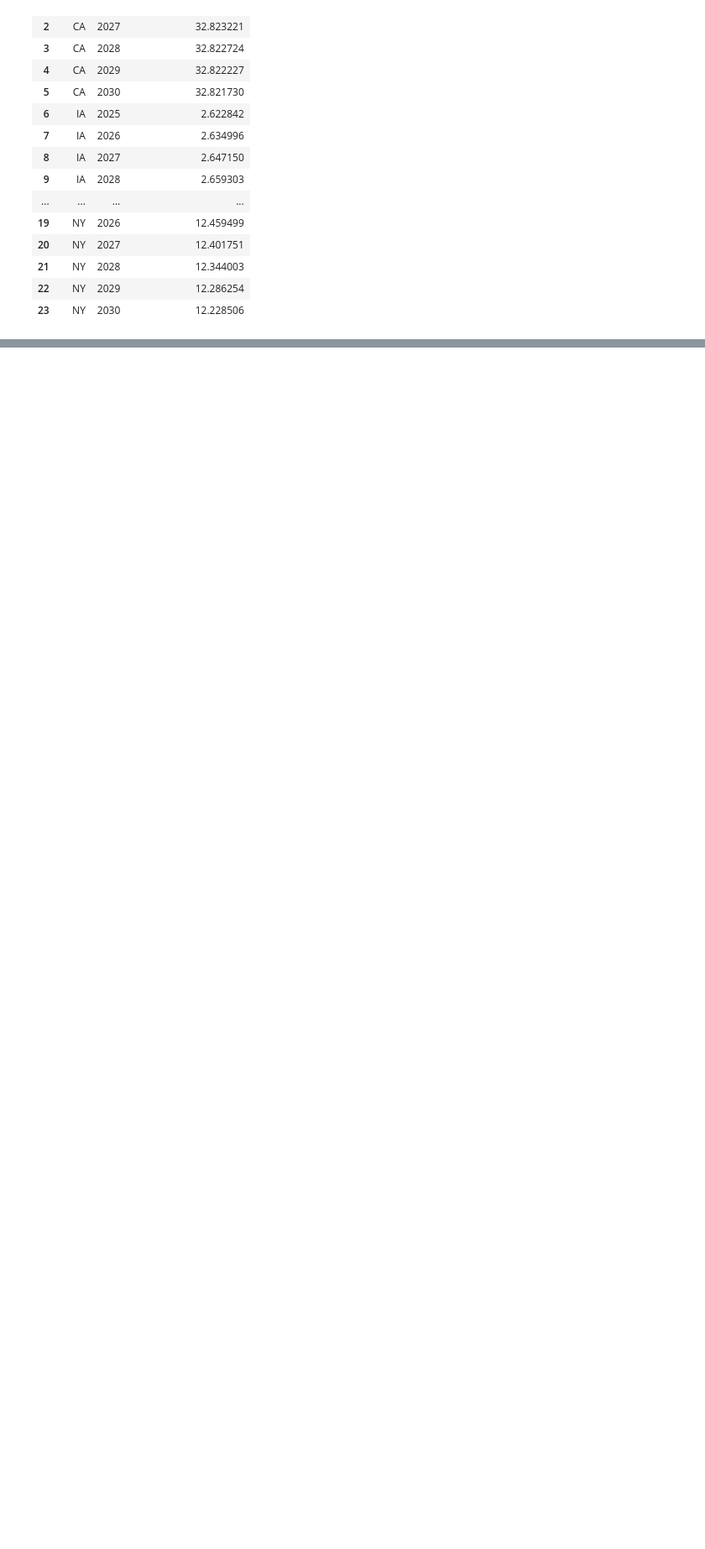
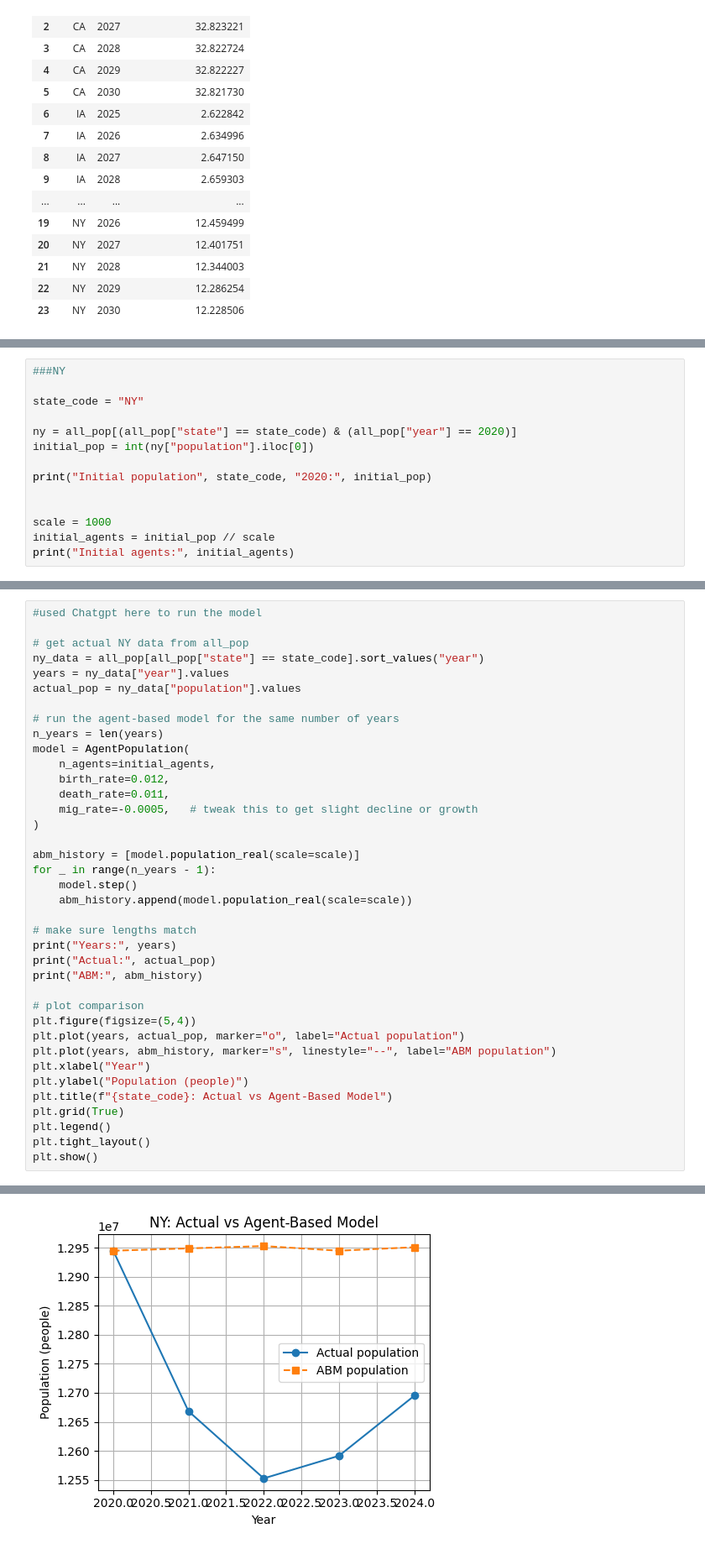
Before and after one commit to chasefrerichs/Group11_semester_project, a Jupyter notebook: Experimental_file.ipynb, the cells around one changed output, grey strips where cells are left out. Shown: that part at 84% size. Saved outputs shown, nothing was run; the diff lists cells and outputs as text; blank space fills up the shorter version.

Commit message:
Adding the Agent Based Model

```diff
--- a/Experimental_file.ipynb
+++ b/Experimental_file.ipynb
@@ -825,0 +824,14 @@ summary
+# %%
+###NY
+
+state_code = "NY"
+
+ny = all_pop[(all_pop["state"] == state_code) & (all_pop["year"] == 2020)]
+initial_pop = int(ny["population"].iloc[0])
+
+print("Initial population", state_code, "2020:", initial_pop)
+
+
+scale = 1000
+initial_agents = initial_pop // scale
+print("Initial agents:", initial_agents)
@@ -825,0 +913,39 @@ summary
+# %%
+#used Chatgpt here to run the model
+
+# get actual NY data from all_pop
+ny_data = all_pop[all_pop["state"] == state_code].sort_values("year")
+years = ny_data["year"].values
+actual_pop = ny_data["population"].values
+
+# run the agent-based model for the same number of years
+n_years = len(years)
+model = AgentPopulation(
+    n_agents=initial_agents,
+    birth_rate=0.012,
+    death_rate=0.011,
+    mig_rate=-0.0005,   # tweak this to get slight decline or growth
+)
+
+abm_history = [model.population_real(scale=scale)]
+for _ in range(n_years - 1):
+    model.step()
+    abm_history.append(model.population_real(scale=scale))
+
+# make sure lengths match
+print("Years:", years)
+print("Actual:", actual_pop)
+print("ABM:", abm_history)
+
+# plot comparison
+plt.figure(figsize=(5,4))
+plt.plot(years, actual_pop, marker="o", label="Actual population")
+plt.plot(years, abm_history, marker="s", linestyle="--", label="ABM population")
+plt.xlabel("Year")
+plt.ylabel("Population (people)")
+plt.title(f"{state_code}: Actual vs Agent-Based Model")
+plt.grid(True)
+plt.legend()
+plt.tight_layout()
+plt.show()
+# %% [output]
@@ -825,0 +955 @@ summary
+[figure, added]
```
Also changed, not shown: parts of 19 cells of this notebook.
